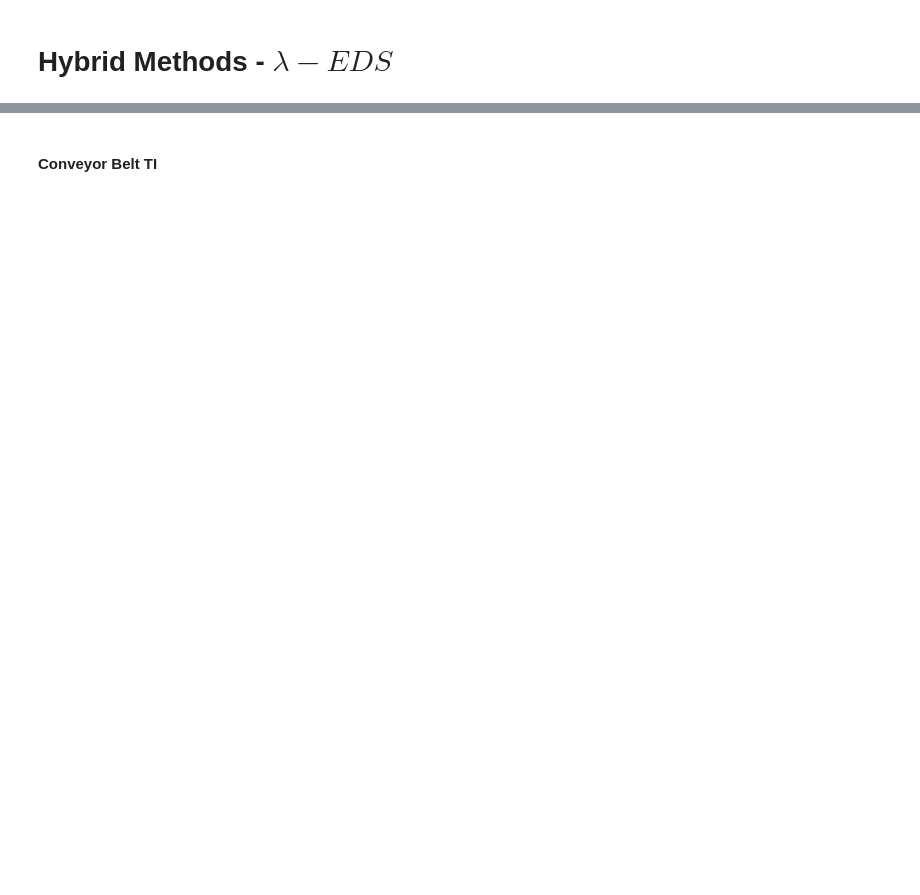
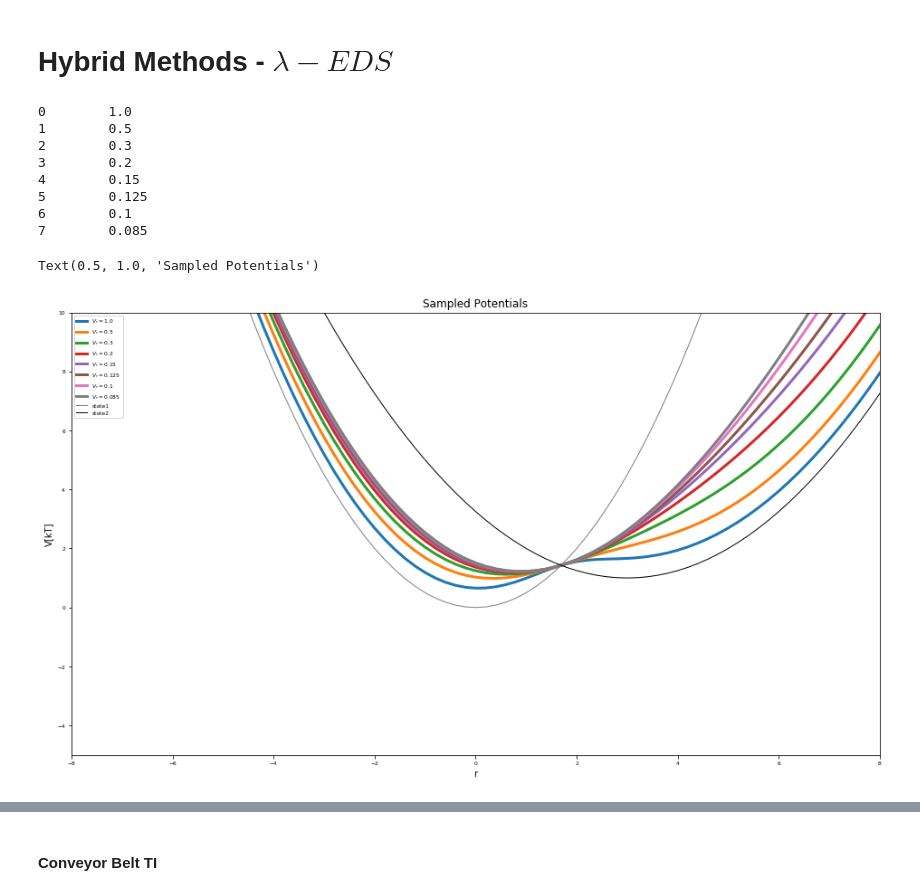
Before and after one commit to rinikerlab/Ensembler, a Jupyter notebook: examples/FreeEnergyCalculationSimulation.ipynb, the cells around one changed output, grey strips where cells are left out. Drawn from its saved outputs; the diff is of its cells as text; code cells hidden in the pictures; blank space fills up the shorter version.

Commit message:
updating Free Energy jupyter NOtebook.

```diff
--- a/examples/FreeEnergyCalculationSimulation.ipynb
+++ b/examples/FreeEnergyCalculationSimulation.ipynb
@@ -547,13 +532,13 @@ Text(0.5, 1.0, 'Sampled Potentials')
 # %%
-steps = simulation_steps_total_per_approach
+steps = simulation_steps_total_per_approach*2
 equilibration_steps = 100
 
 integrator = metropolisMonteCarloIntegrator(randomnessIncreaseFactor=rand)
 eds_system = edsSystem(potential=V_eds, integrator=integrator, eds_Eoff=Eoff)
 eds_simulation_trajs = []
 
-for s in s_values:
-    print(s)
+for ind,s in enumerate(s_values):
+    print(ind, "\t", s)
     eds_system.set_s(s)
     eds_system.simulate(steps, withdrawTraj=True, initSystem=True)
     state1_traj = eds_system.getTrajectory()
@@ -563,7 +566,7 @@ for s in s_values:
 seperateeach=3
 rel_max = 5
 
-nTrajs = len(simulation_trajs)
+nTrajs = len(eds_simulation_trajs)
 nrows = (nTrajs//seperateeach)+1 if(nTrajs%seperateeach >0) else(nTrajs//seperateeach)
 ncols = seperateeach if(nTrajs>seperateeach) else nTrajs
 
@@ -572,7 +575,9 @@ axes= np.concatenate(axes)
 for ind, traj in enumerate(eds_simulation_trajs):
     V_eds.s_i = traj.s[1]
     ene =  V_eds.ene(positions)
-    axes[ind].plot(positions, ene, c="C0", )
-    axes[ind].scatter(list(traj.position[equilibration_steps:]), traj.totPotEnergy[equilibration_steps:], c="orange")
+    axes[ind].plot(positions, h1.ene(positions), c="black" )
+    axes[ind].plot(positions, h2.ene(positions), c="black" )
+    axes[ind].plot(positions, ene, c="grey", )
+    axes[ind].scatter(list(traj.position[equilibration_steps:]), traj.totPotEnergy[equilibration_steps:], c="C"+str(ind%10))
     axes[ind].set_ylim([np.min(ene)-1,np.min(ene)+rel_max])
     axes[ind].set_title("$s = "+str(round(traj.s[1],3))+"$")
@@ -633,15 +700,0 @@ for ind,traj in enumerate(eds_simulation_trajs):
-# %%
-for ind,traj in enumerate(eds_simulation_trajs):
-    print("SIMULATION ", ind)
-    print("\ts = ", str(round(traj.s[1],3)))
-    traj_positions = traj.position[equilibration_steps:]
-    Vr = traj.totEnergy[equilibration_steps:]
-    V1 = h1.ene(traj_positions)
-    V2 = h2.ene(traj_positions)
-
-    mbar = pymbar.mbar.MBAR(u_kn=[V1, V2], N_k=[len(state_1)/2, len(state_2)/2])
-    df_mbars, df, _ = mbar.getFreeEnergyDifferences()
-    print(df_mbars)
-    overlap, _, _ = mbar.computeOverlap()
-    print("overlap: ", overlap)
-    break
@@ -650,30 +718,42 @@ for ind,traj in enumerate(eds_simulation_trajs):
 # %%
 #Build Potential
 s=1
 V_hleds = pot.hybridCoupledPotentials(Va=h1, Vb=h2, s=1, lam=0.5)
 
 #Build Potential
-Eoff = [0,0]
+Eoff = [0,0.5]
 V_hleds = pot.lambdaEDSPotential(V_is=[h1,h2] , s=s)
-s_values = np.linspace(1,0.1, 10)
+s_values = np.array([1, 0.5, 0.3, 0.2, 0.15, 0.125, 0.1, 0.085])
 
 #Visualize
 positions = np.arange(-10,10, 0.2)
 fig = plt.figure(figsize=[16,9])
 
-for s in s_values:
+for ind,s in enumerate(s_values):
+    print(ind, "\t", s)
     V_hleds.s=s
     plt.plot(positions,V_hleds.ene(positions), lw=3, label="$V_r="+str(round(s,3))+"$")
 
 plt.plot(positions,h1.ene(positions), label="state1", lw=1, color="grey")
 plt.plot(positions,h2.ene(positions), label="state2", lw=1, color="black")
 
 
 plt.legend()
 plt.ylim([-5,10])
 plt.xlim([-8,8])
 
 plt.ylabel("V[kT]")
 plt.xlabel("r")
 plt.title("Sampled Potentials")
+# %% [output]
+0        1.0
+1        0.5
+2        0.3
+3        0.2
+4        0.15
+5        0.125
+6        0.1
+7        0.085
+Text(0.5, 1.0, 'Sampled Potentials')
+[figure, added]
 # %%
```
Also changed, not shown: parts of 45 cells of this notebook.
